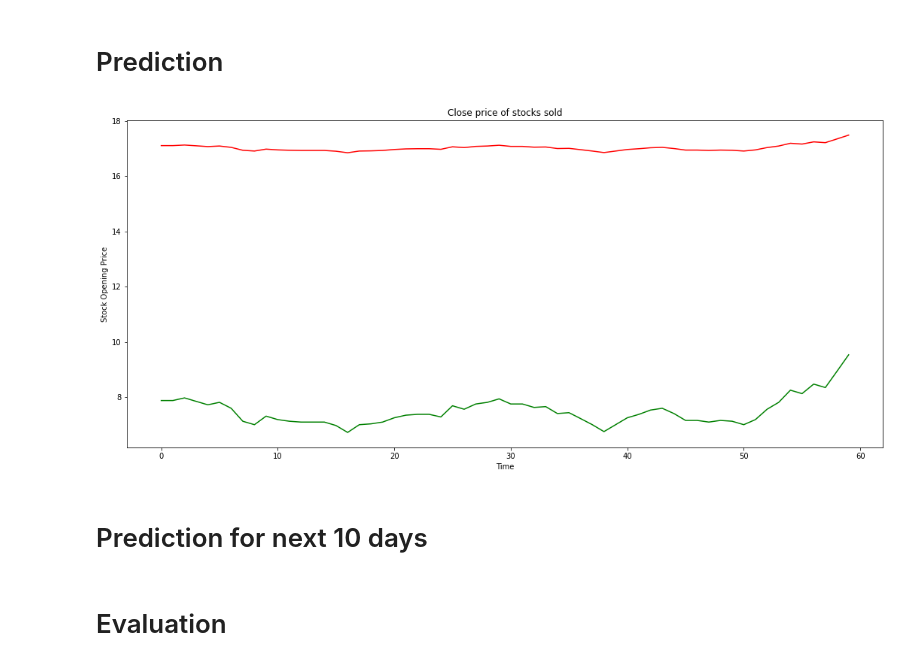
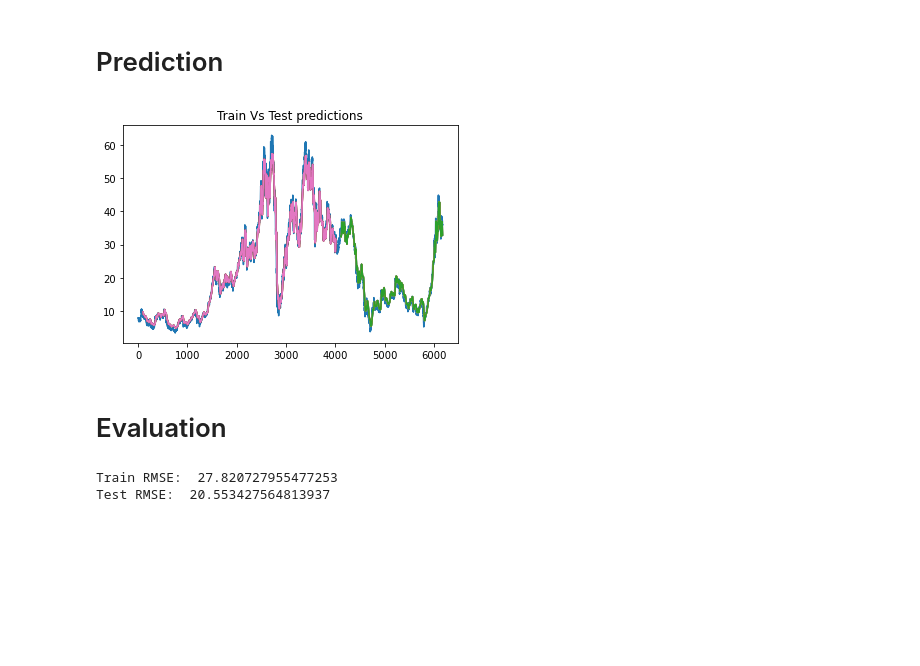
Before and after one commit to Neural-Matrix-LLC/Stock-and-ETF-Prediction, a Jupyter notebook: time series/ensemble-time_series.ipynb, the cells around one changed output. Drawn from its saved outputs; the diff is of its cells as text; code cells hidden in the pictures; blank space fills up the shorter version.

```diff
--- a/time series/ensemble-time_series.ipynb
+++ b/time series/ensemble-time_series.ipynb
@@ -140,7 +120,7 @@ tuner = keras_tuner.RandomSearch(
     objective='val_loss',
     max_trials= 5,
     executions_per_trial=3,
-    directory='project', project_name = 'Stacked_LSTM_Stock_Prediction')
+    directory='tuner', project_name = f'{stock_symbol}', njobs=8)
 
 tuner.search_space_summary()
 
@@ -219,21 +240,19 @@ train_predict=scaler.inverse_transform(train_predict)
 test_predict=scaler.inverse_transform(test_predict)
 # %%
 look_back=100
-trainPredictPlot = np.empty_like(df_closing)
+trainPredictPlot = np.empty_like(df)
 trainPredictPlot[:, :] = np.nan
-trainPredictPlot[look_back:len(train_predict)+look_back, :] = train_predict
+trainPredictPlot[look_back:len(train_predict) + look_back, :] = train_predict
 
 # shift test predictions for plotting
-testPredictPlot = np.empty_like(df_closing)
+testPredictPlot = np.empty_like(df)
 testPredictPlot[:, :] = np.nan
-testPredictPlot[len(train_predict)+(look_back*2)+1:len(df_closing)-1, :] = test_predict
+testPredictPlot[len(train_predict) + (look_back*2) + 1: len(df) - 1, :] = test_predict
 
-plt.plot(scaler.inverse_transform(df_closing))
+plt.plot(df["Close"])
 plt.plot(trainPredictPlot)
 plt.plot(testPredictPlot)
 plt.title('Train Vs Test predictions');
 plt.show()
 # %% [output]
-[figure, old version]
+[figure, new version]
-# %% [markdown]
-# Prediction for next 10 days
@@ -250,5 +259,9 @@ plt.ylabel('Closing stocks');
 # %% [markdown]
 # Evaluation
 # %%
+from sklearn.metrics import mean_squared_error
 print("Train RMSE: ", math.sqrt(mean_squared_error(y_train,train_predict)))
 print("Test RMSE: ", math.sqrt(mean_squared_error(ytest,test_predict)))
+# %% [output]
+Train RMSE:  27.820727955477253
+Test RMSE:  20.553427564813937
```
Also changed, not shown: parts of 8 cells of this notebook, 18 other files.
